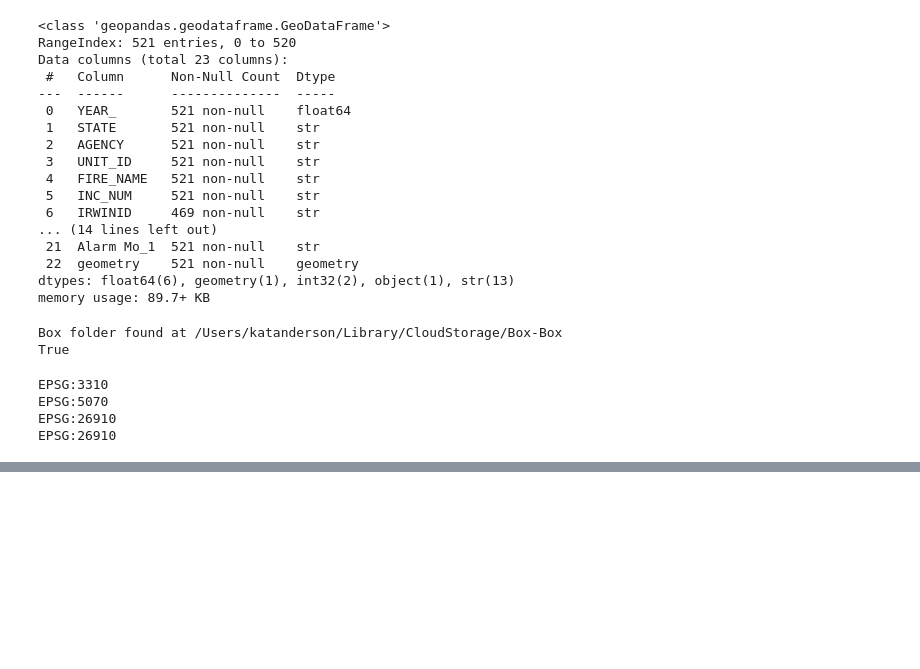
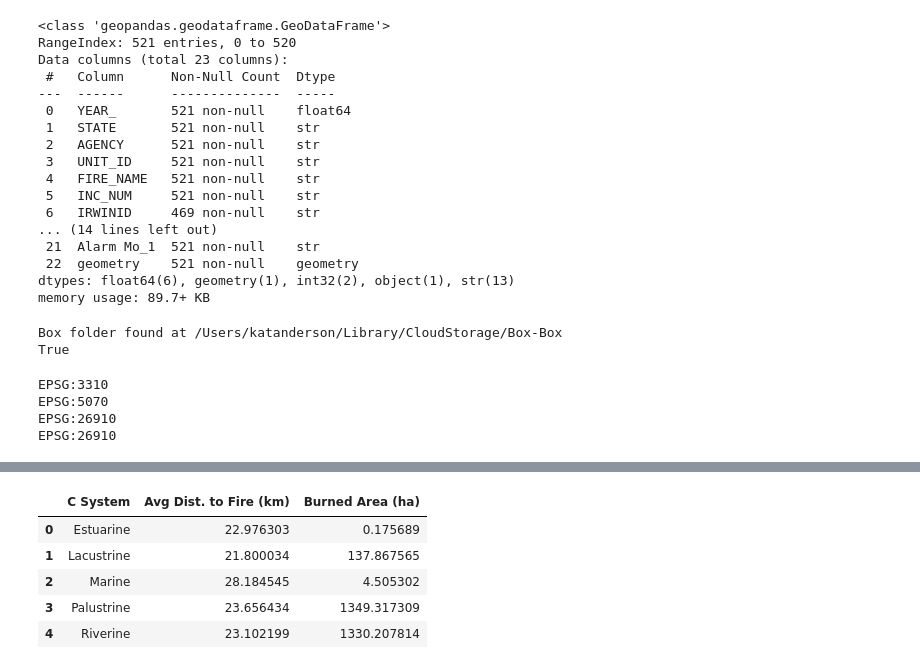
Before and after one commit to Sophiacyt/Wildfire-Wetland_BunkerAndersonTseng, a Jupyter notebook: scripts/A3/Mapping+Connecting-Kat.ipynb, the cells around one changed output, grey strips where cells are left out. Saved outputs shown, nothing was run; the diff lists cells and outputs as text; code cells hidden in the pictures; blank space fills up the shorter version.

```diff
--- a/scripts/A3/Mapping+Connecting-Kat.ipynb
+++ b/scripts/A3/Mapping+Connecting-Kat.ipynb
@@ -101,0 +180,12 @@ nearest_fires = nearest_fires = gpd.sjoin_nearest(
+# %%
+# now edit fire stats to include wetland area burned by system
+burned = intersect.groupby('C System')['int_area_ha'].sum()
+fire_stats['Burned Area (ha)'] = fire_stats['C System'].map(burned)
+fire_stats.head()
+# %% [output]
+|  | C System | Avg Dist. to Fire (km) | Burned Area (ha) |
+| 0 | Estuarine | 22.976303 | 0.175689 |
+| 1 | Lacustrine | 21.800034 | 137.867565 |
+| 2 | Marine | 28.184545 | 4.505302 |
+| 3 | Palustrine | 23.656434 | 1349.317309 |
+| 4 | Riverine | 23.102199 | 1330.207814 |
```
Also changed, not shown: parts of 7 cells of this notebook, 1 other file.
